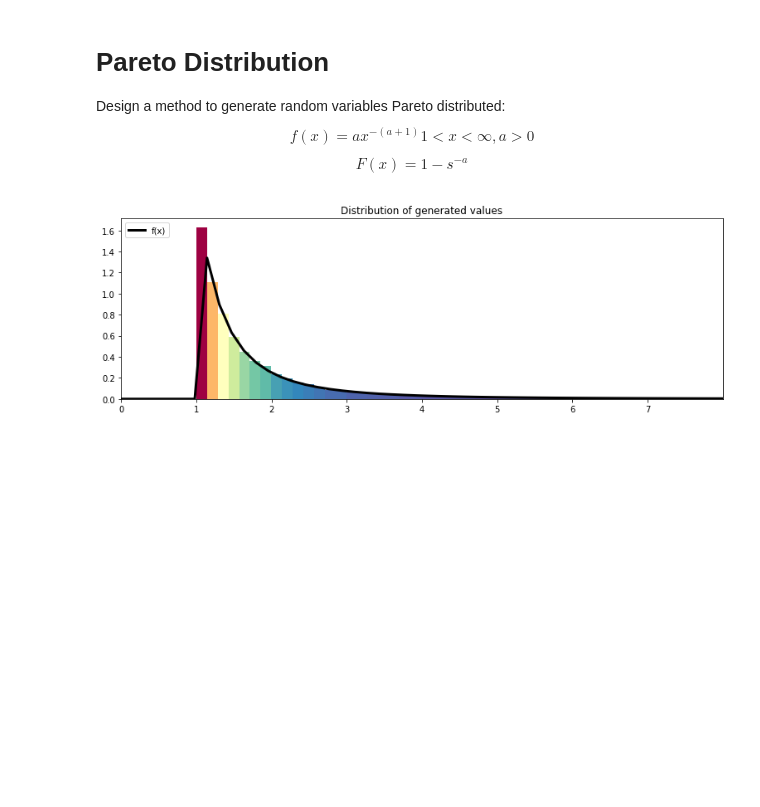
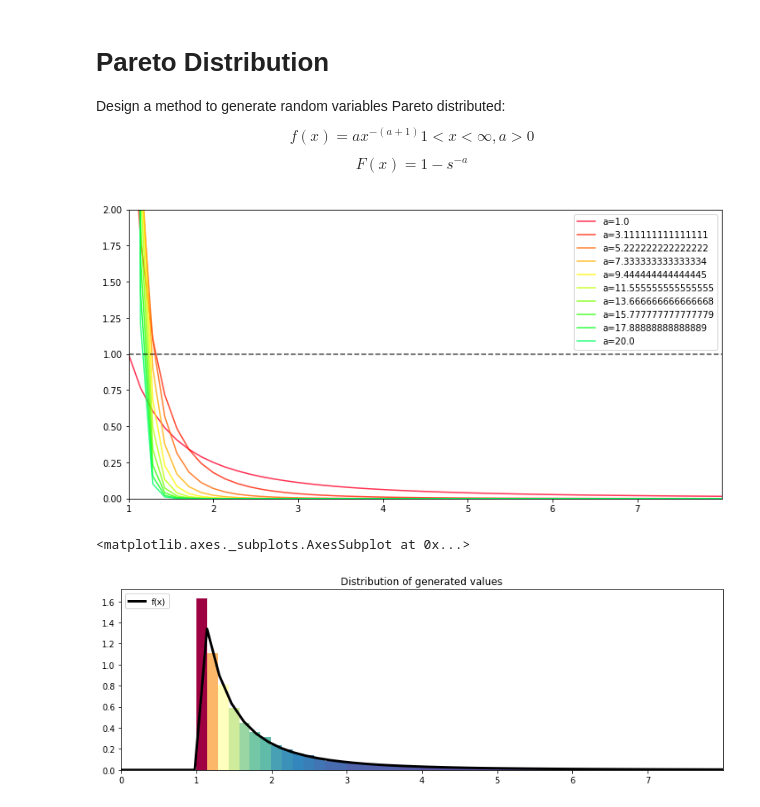
Before and after one commit to git-lu/models-and-simulations, a Jupyter notebook: exguide5.ipynb, the cells around one changed output. Drawn from its saved outputs; the diff is of its cells as text; code cells hidden in the pictures; blank space fills up the shorter version.

```diff
--- a/exguide5.ipynb
+++ b/exguide5.ipynb
@@ -382,6 +382,16 @@ $$
 import numpy as np
 from cvm.cvmgen import Pareto
 from utilities.distPlot import plot
+# %%
+n = 3
+x_lim = (1,8)
+y_lim = (0,2)
+paretos = [Pareto(i).pdf[1] for i in np.linspace(1,20,10)]
+labels = [r'a={}'.format(i) for i in np.linspace(1,20,10)]
+plot(paretos,x_lim,y_lim,labels,dist=False,ls='-')
+# %% [output]
+[figure, added]
+<matplotlib.axes._subplots.AxesSubplot at 0x...>
 # %%
 pareto = Pareto(2)
 # %%
```
Also changed, not shown: parts of 9 cells of this notebook, 2 other files.
